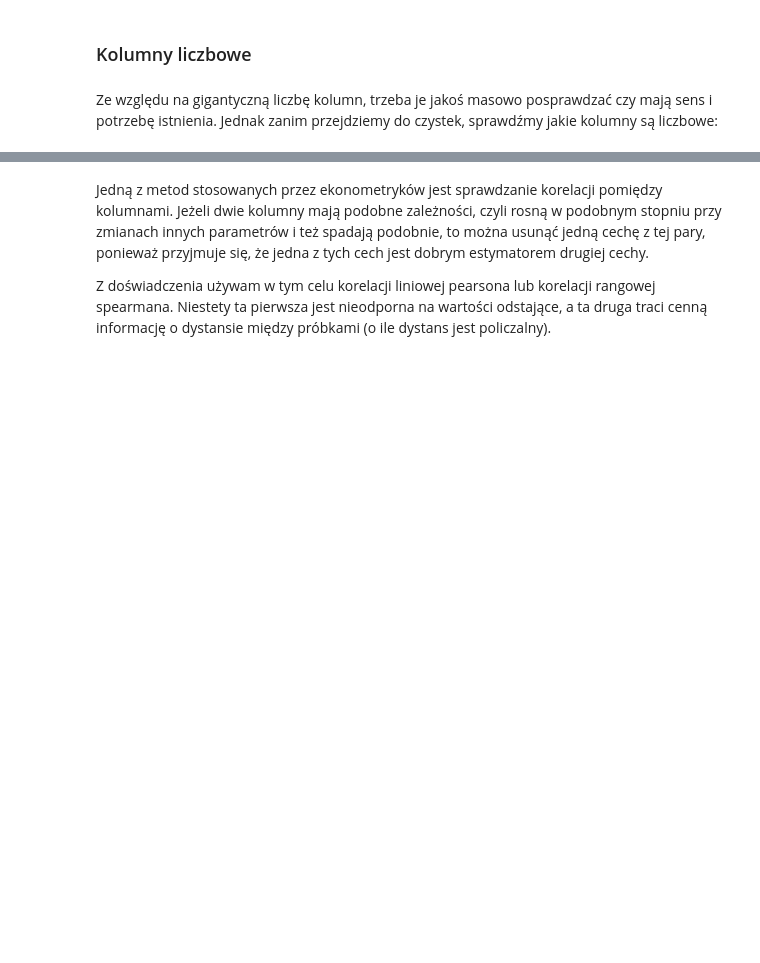
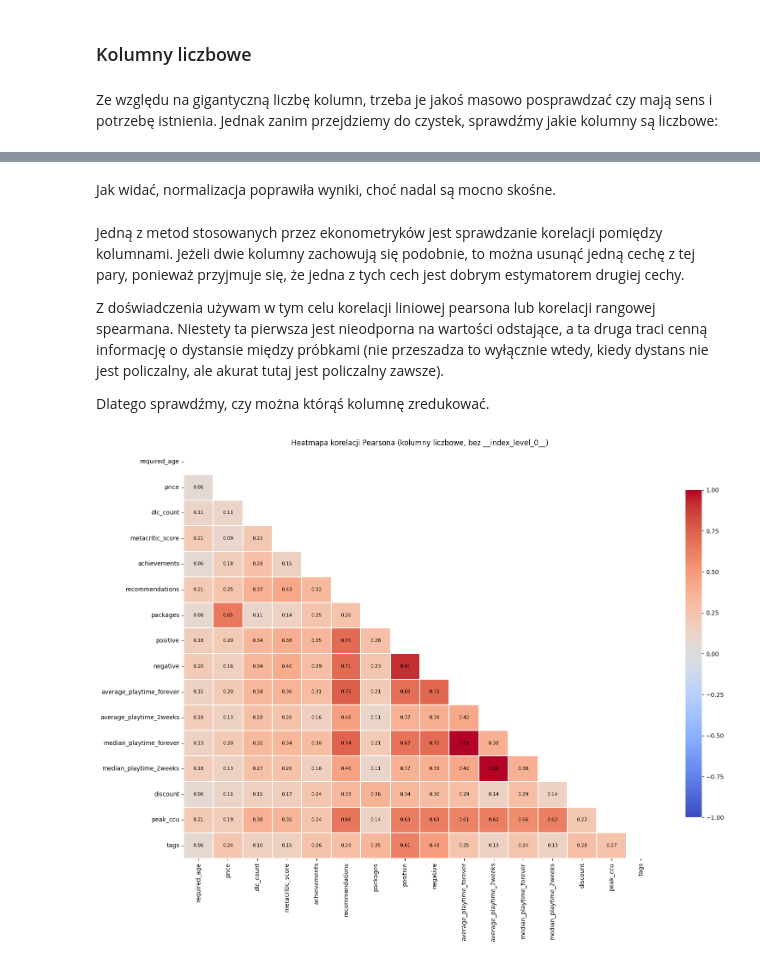
Before and after one commit to RadandMoc/Novomatic, a Jupyter notebook: task.ipynb, the cells around one changed output, grey strips where cells are left out. Saved outputs shown, nothing was run; the diff lists cells and outputs as text; code cells hidden in the pictures; blank space fills up the shorter version.

```diff
--- a/task.ipynb
+++ b/task.ipynb
@@ -302,0 +503,2 @@ df = df.drop(["movies", "score_rank"])
+# %%
+df = df.drop(["user_score"])
@@ -302,0 +507,14 @@ df = df.drop(["movies", "score_rank"])
+# %%
+numeric_cols = [c for c in df.select(cs.numeric()).columns if (c != "__index_level_0__" and c != "tags")]
+
+mins = df.select([pl.col(c).min().alias(c) for c in numeric_cols]).to_dicts()[0]
+invalid_cols = [c for c, v in mins.items() if v is not None and v <= -1]
+
+if invalid_cols:
+    print("Nie można zastosować log1p dla kolumn (mają wartości <= -1):", invalid_cols)
+else:
+    df = df.with_columns([
+        pl.col(c).cast(pl.Float64).log1p().alias(c)
+        for c in numeric_cols
+    ])
+    print(f"Zastosowano log1p do {len(numeric_cols)} kolumn liczbowych.")
@@ -303,4 +602,40 @@ df = df.drop(["movies", "score_rank"])
+# %% [markdown]
+Jak widać, normalizacja poprawiła wyniki, choć nadal są mocno skośne.
 # %% [markdown]
-Jedną z metod stosowanych przez ekonometryków jest sprawdzanie korelacji pomiędzy kolumnami. Jeżeli dwie kolumny mają podobne zależności, czyli rosną w podobnym stopniu przy zmianach innych parametrów i też spadają podobnie, to można usunąć jedną cechę z tej pary, ponieważ przyjmuje się, że jedna z tych cech jest dobrym estymatorem drugiej cechy.
+Jedną z metod stosowanych przez ekonometryków jest sprawdzanie korelacji pomiędzy kolumnami. Jeżeli dwie kolumny zachowują się podobnie, to można usunąć jedną cechę z tej pary, ponieważ przyjmuje się, że jedna z tych cech jest dobrym estymatorem drugiej cechy.
 
-Z doświadczenia używam w tym celu korelacji liniowej pearsona lub korelacji rangowej spearmana. Niestety ta pierwsza jest nieodporna na wartości odstające, a ta druga traci cenną informację o dystansie między próbkami (o ile dystans jest policzalny).
+Z doświadczenia używam w tym celu korelacji liniowej pearsona lub korelacji rangowej spearmana. Niestety ta pierwsza jest nieodporna na wartości odstające, a ta druga traci cenną informację o dystansie między próbkami (nie przeszadza to wyłącznie wtedy, kiedy dystans nie jest policzalny, ale akurat tutaj jest policzalny zawsze).
+
+Dlatego sprawdźmy, czy można którąś kolumnę zredukować.
+# %%
+import seaborn as sns
+import numpy as np
+
+numeric_cols += ["tags"]
+num_df = df.select(numeric_cols).to_pandas()
+corr = num_df.corr(method="pearson", numeric_only=True)
+
+mask = np.triu(np.ones_like(corr, dtype=bool))
+
+plt.figure(figsize=(16, 12))
+sns.heatmap(
+    corr,
+    mask=mask,
+    cmap="coolwarm",
+    vmin=-1,
+    vmax=1,
+    center=0,
+    square=False,
+    linewidths=0.2,
+    cbar_kws={"shrink": 0.8},
+    annot=True,
+    fmt=".2f",
+    annot_kws={"color": "black", "size": 8}
+)
+plt.title("Heatmapa korelacji Pearsona (kolumny liczbowe, bez __index_level_0__)")
+plt.xticks(rotation=90)
+plt.yticks(rotation=0)
+plt.tight_layout()
+plt.show()
+# %% [output]
+[figure, added]
```
Also changed, not shown: parts of 84 cells of this notebook, 6 other files.
